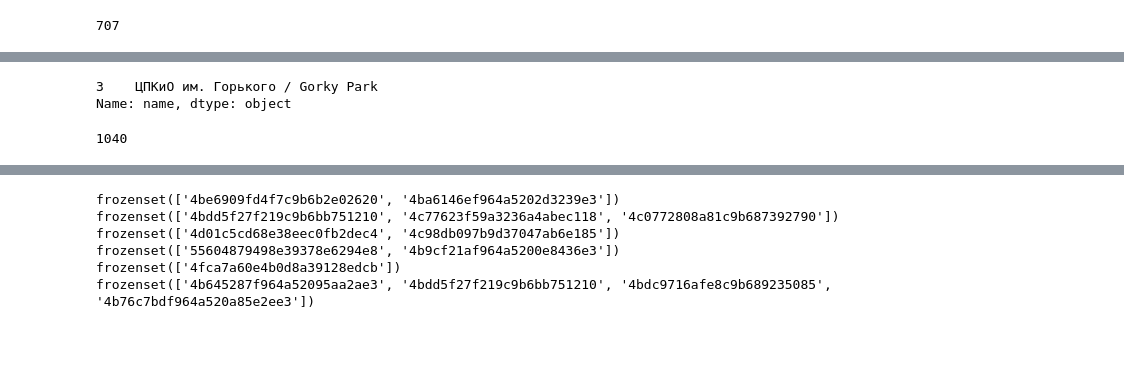
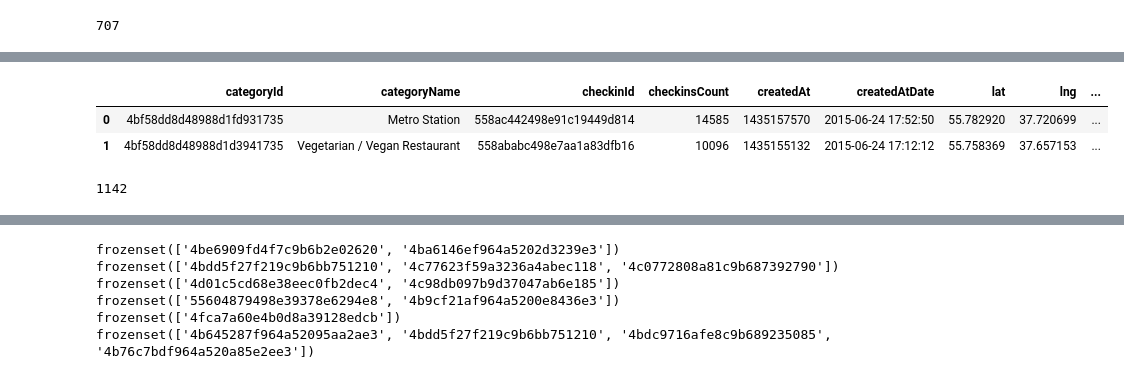
Before and after one commit to pestrov/4sqHealthMine, a Jupyter notebook: Behavior Analysis.ipynb, the cells around one changed output, grey strips where cells are left out. Saved outputs shown, nothing was run; the diff lists cells and outputs as text; code cells hidden in the pictures; blank space fills up the shorter version.

```diff
--- a/Behavior Analysis.ipynb
+++ b/Behavior Analysis.ipynb
@@ -24,6 +24,12 @@ allCheckins = pd.concat([checkins1, checkins])
 allCheckins = pd.read_csv('data/July/server/currentExtendedCheckinsHistory.tsv', sep='\t')
 # %%
 allCheckins.to_csv('data/July/server/currentExtendedCheckinsHistory.tsv', sep='\t', encoding='utf-8')
+# %%
+allCheckins[.drop('Unnamed: 0.1', axis=1, inplace=True)]
+# %% [output]
+|  | categoryId | categoryName | checkinId | checkinsCount | createdAt | createdAtDate | lat | lng | ... |
+| 0 | 4bf58dd8d48988d1fd931735 | Metro Station | 558ac442498e91c19449d814 | 14585 | 1435157570 | 2015-06-24 17:52:50 | 55.782920 | 37.720699 | ... |
+| 1 | 4bf58dd8d48988d1d3941735 | Vegetarian / Vegan Restaurant | 558ababc498e7aa1a83dfb16 | 10096 | 1435155132 | 2015-06-24 17:12:12 | 55.758369 | 37.657153 | ... |
 # %%
 sortedVenues = []
 sortedVenuesIds = []
@@ -31,11 +37,6 @@ for venueId, group in allCheckins.groupby('venueId').agg('size').order(ascending
     sortedVenues.append({'venueId':venueId,
                         'group':group})
     sortedVenuesIds.append(venueId)
-# %%
-allCheckins[allCheckins.venueId == '4bdd5f27f219c9b6bb751210'][:1]['name']
-# %% [output]
-3    ЦПКиО им. Горького / Gorky Park
-Name: name, dtype: object
 # %%
 #'World Class Lite in top ten!, 520f117111d2a782f1211c3b'
 # %%
@@ -46,7 +47,7 @@ for index, group in enumerate(groupedUsers):
 # %%
 len(userVenues)
 # %% [output]
-1040
+1142
 # %%
 top50VenuesCheckins = allCheckins[allCheckins.venueId.isin(sortedVenuesIds[:50])]
 # %%
```
Also changed, not shown: parts of 11 cells of this notebook.
